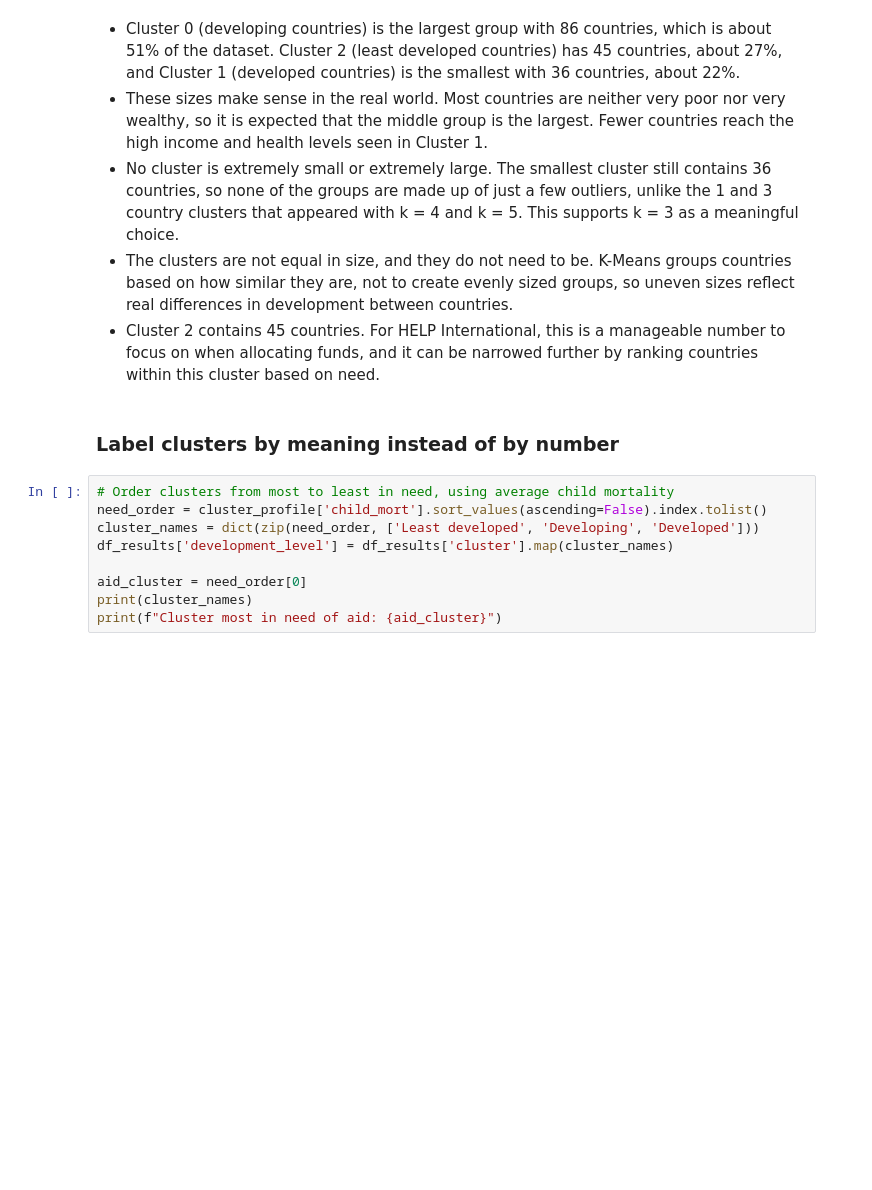
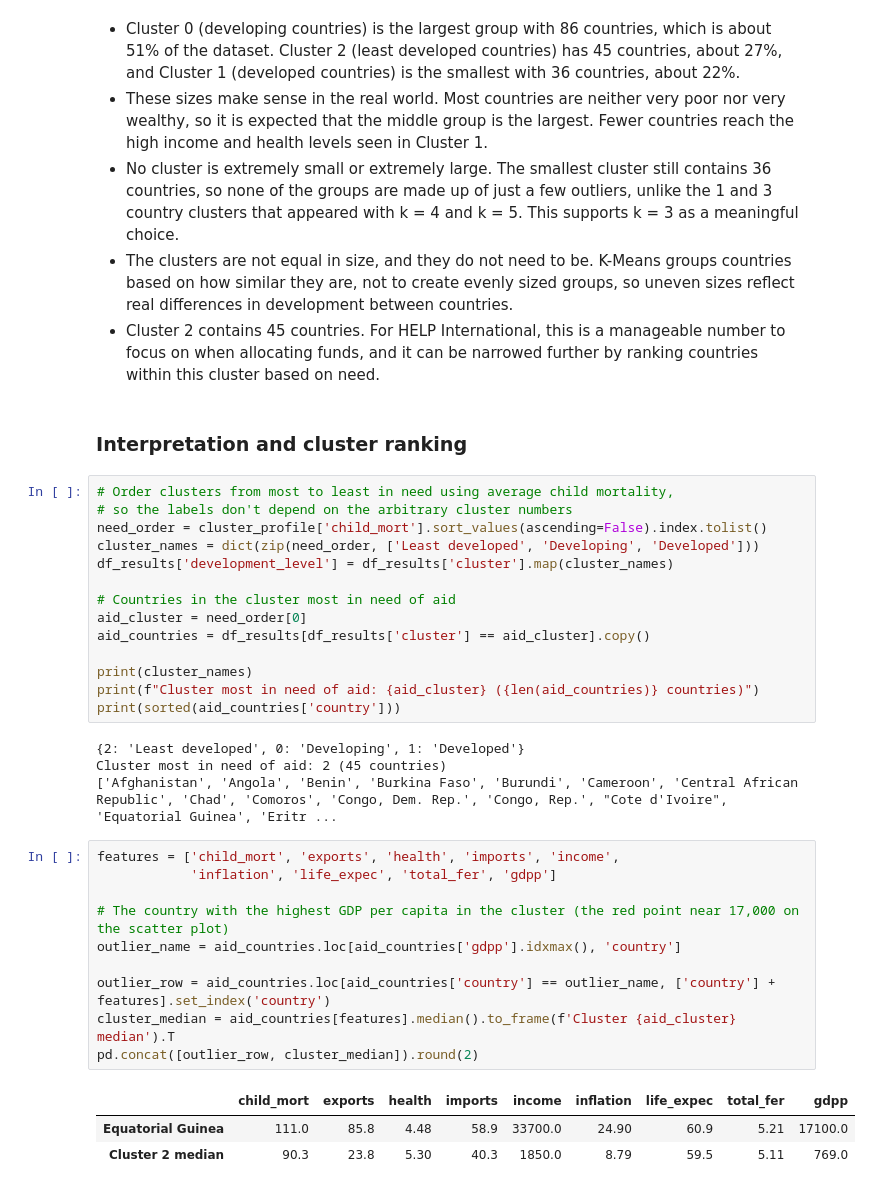
Before and after one commit to AnikaViado/UML_ASG1, a Jupyter notebook: Asg01_Group08_AnikaViado_TroyDelaRosa_VanceCastro_BenThompson.ipynb, the cells around one changed output. Cells and saved outputs as stored; diff of their text form; blank space fills up the shorter version.

Commit message:
label and select clusters in need

```diff
--- a/Asg01_Group08_AnikaViado_TroyDelaRosa_VanceCastro_BenThompson.ipynb
+++ b/Asg01_Group08_AnikaViado_TroyDelaRosa_VanceCastro_BenThompson.ipynb
@@ -377,13 +377,36 @@ Name: count, dtype: int64
   <li>Cluster 2 contains 45 countries. For HELP International, this is a manageable number to focus on when allocating funds, and it can be narrowed further by ranking countries within this cluster based on need.</li>
 </ul>
 # %% [markdown]
-### **Label clusters by meaning instead of by number**
+### **Interpretation and cluster ranking**
-# %%
-# Order clusters from most to least in need, using average child mortality
-need_order = cluster_profile['child_mort'].sort_values(ascending=False).index.tolist()
-cluster_names = dict(zip(need_order, ['Least developed', 'Developing', 'Developed']))
-df_results['development_level'] = df_results['cluster'].map(cluster_names)
-
-aid_cluster = need_order[0]
-print(cluster_names)
-print(f"Cluster most in need of aid: {aid_cluster}")
+# %%
+# Order clusters from most to least in need using average child mortality,
+# so the labels don't depend on the arbitrary cluster numbers
+need_order = cluster_profile['child_mort'].sort_values(ascending=False).index.tolist()
+cluster_names = dict(zip(need_order, ['Least developed', 'Developing', 'Developed']))
+df_results['development_level'] = df_results['cluster'].map(cluster_names)
+
+# Countries in the cluster most in need of aid
+aid_cluster = need_order[0]
+aid_countries = df_results[df_results['cluster'] == aid_cluster].copy()
+
+print(cluster_names)
+print(f"Cluster most in need of aid: {aid_cluster} ({len(aid_countries)} countries)")
+print(sorted(aid_countries['country']))
+# %% [output]
+{2: 'Least developed', 0: 'Developing', 1: 'Developed'}
+Cluster most in need of aid: 2 (45 countries)
+['Afghanistan', 'Angola', 'Benin', 'Burkina Faso', 'Burundi', 'Cameroon', 'Central African Republic', 'Chad', 'Comoros', 'Congo, Dem. Rep.', 'Congo, Rep.', "Cote d'Ivoire", 'Equatorial Guinea', 'Eritr ...
+# %%
+features = ['child_mort', 'exports', 'health', 'imports', 'income',
+            'inflation', 'life_expec', 'total_fer', 'gdpp']
+
+# The country with the highest GDP per capita in the cluster (the red point near 17,000 on the scatter plot)
+outlier_name = aid_countries.loc[aid_countries['gdpp'].idxmax(), 'country']
+
+outlier_row = aid_countries.loc[aid_countries['country'] == outlier_name, ['country'] + features].set_index('country')
+cluster_median = aid_countries[features].median().to_frame(f'Cluster {aid_cluster} median').T
+pd.concat([outlier_row, cluster_median]).round(2)
+# %% [output]
+|  | child_mort | exports | health | imports | income | inflation | life_expec | total_fer | gdpp |
+| Equatorial Guinea | 111.0 | 85.8 | 4.48 | 58.9 | 33700.0 | 24.90 | 60.9 | 5.21 | 17100.0 |
+| Cluster 2 median | 90.3 | 23.8 | 5.30 | 40.3 | 1850.0 | 8.79 | 59.5 | 5.11 | 769.0 |
```
Also changed, not shown: parts of 1 cell of this notebook.
